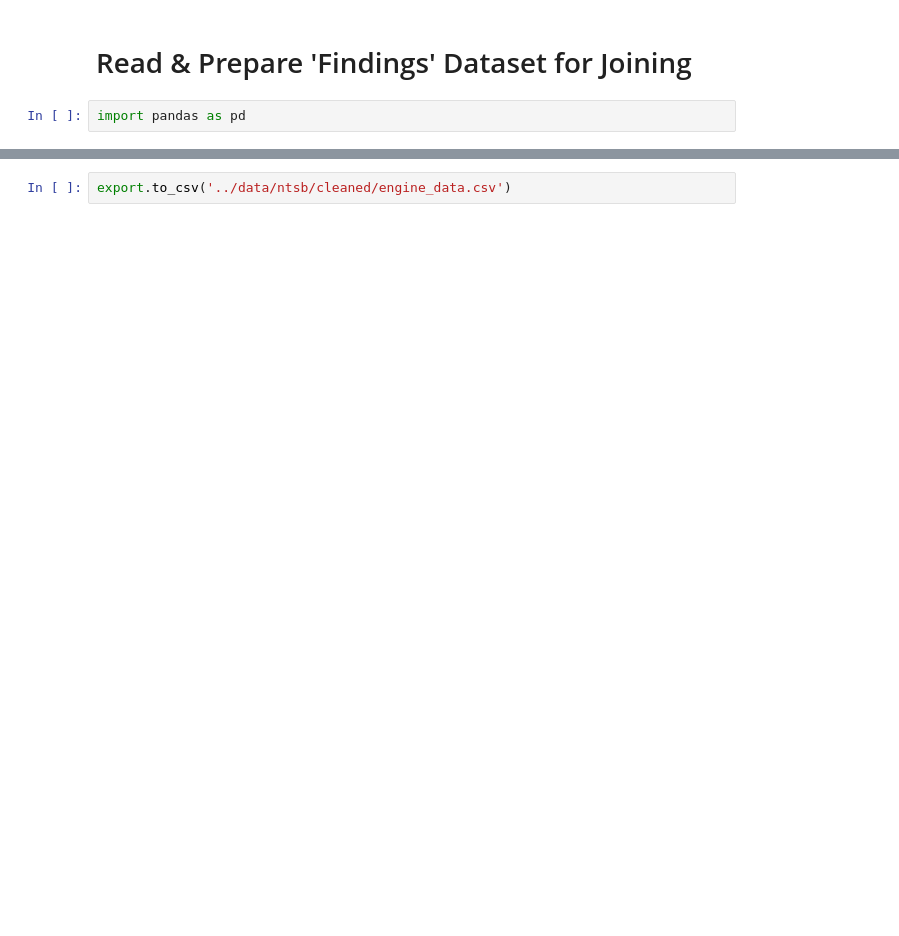
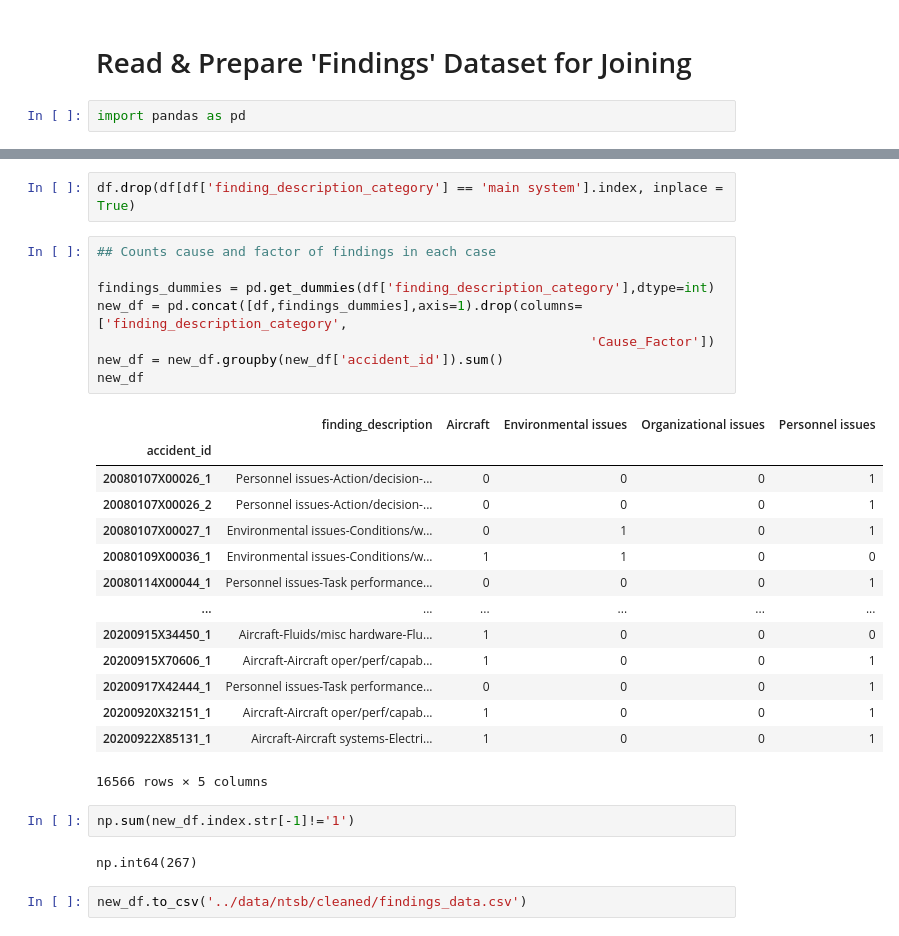
Before and after one commit to TheErdosInstitute-Summer2025-Project/aviation-project, a Jupyter notebook: jupyter-notebooks/findings_cleaning.ipynb, the cells around one changed output, grey strips where cells are left out. Saved outputs shown, nothing was run; the diff lists cells and outputs as text; blank space fills up the shorter version.

```diff
--- a/jupyter-notebooks/findings_cleaning.ipynb
+++ b/jupyter-notebooks/findings_cleaning.ipynb
@@ -52,2 +113,31 @@ export = pd.concat([data['accident_id'],engine_dummies],axis=1)
+# %%
+df.drop(df[df['finding_description_category'] == 'main system'].index, inplace = True)
+# %%
+## Counts cause and factor of findings in each case
+
+findings_dummies = pd.get_dummies(df['finding_description_category'],dtype=int)
+new_df = pd.concat([df,findings_dummies],axis=1).drop(columns=['finding_description_category',
+                                                               'Cause_Factor'])
+new_df = new_df.groupby(new_df['accident_id']).sum()
+new_df
+# %% [output]
+|  | finding_description | Aircraft | Environmental issues | Organizational issues | Personnel issues |
+| accident_id |  |  |  |  |  |
+| 20080107X00026_1 | Personnel issues-Action/decision-... | 0 | 0 | 0 | 1 |
+| 20080107X00026_2 | Personnel issues-Action/decision-... | 0 | 0 | 0 | 1 |
+| 20080107X00027_1 | Environmental issues-Conditions/w... | 0 | 1 | 0 | 1 |
+| 20080109X00036_1 | Environmental issues-Conditions/w... | 1 | 1 | 0 | 0 |
+| 20080114X00044_1 | Personnel issues-Task performance... | 0 | 0 | 0 | 1 |
+| ... | ... | ... | ... | ... | ... |
+| 20200915X34450_1 | Aircraft-Fluids/misc hardware-Flu... | 1 | 0 | 0 | 0 |
+| 20200915X70606_1 | Aircraft-Aircraft oper/perf/capab... | 1 | 0 | 0 | 1 |
+| 20200917X42444_1 | Personnel issues-Task performance... | 0 | 0 | 0 | 1 |
+| 20200920X32151_1 | Aircraft-Aircraft oper/perf/capab... | 1 | 0 | 0 | 1 |
+| 20200922X85131_1 | Aircraft-Aircraft systems-Electri... | 1 | 0 | 0 | 1 |
+16566 rows × 5 columns
+# %%
+np.sum(new_df.index.str[-1]!='1')
+# %% [output]
+np.int64(267)
 # %%
-export.to_csv('../data/ntsb/cleaned/engine_data.csv')
+new_df.to_csv('../data/ntsb/cleaned/findings_data.csv')
```
Also changed, not shown: parts of 14 cells of this notebook.
